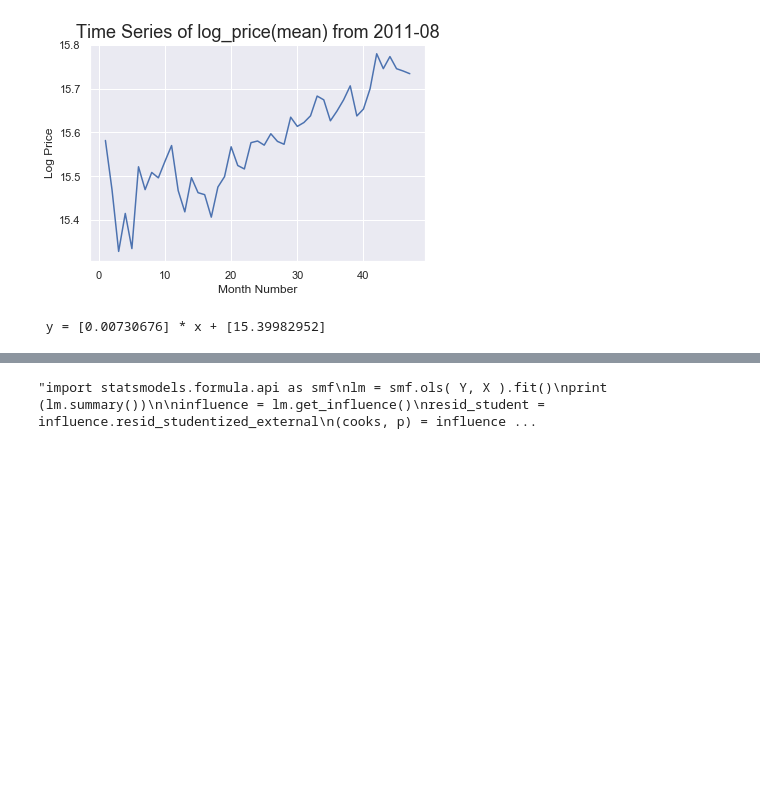
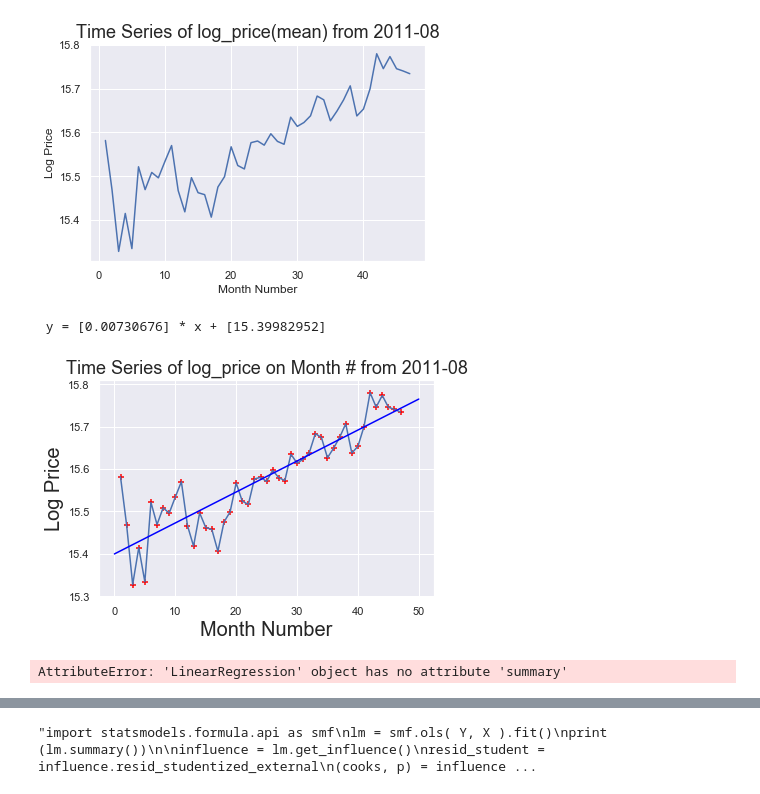
Before and after one commit to quedogf94/Spring2019_Project1, a Jupyter notebook: Goal_1.ipynb, the cells around one changed output, grey strips where cells are left out. Saved outputs shown, nothing was run; the diff lists cells and outputs as text; code cells hidden in the pictures; blank space fills up the shorter version.

```diff
--- a/Goal_1.ipynb
+++ b/Goal_1.ipynb
@@ -234,12 +251,32 @@ plt.show()
 # %%
 from sklearn import linear_model
 # Create linear regression object
-reg = linear_model.LinearRegression()
-#reg.fit(area,price)
-reg.fit(goal_df[['month_num']],goal_df[['log_price']])
+reg = linear_model.LinearRegression(fit_intercept=True)
+reg.fit(goal3_df[['month_num']],goal3_df[['log_price']])
 # check that the coeffients are the expected ones.
 m = reg.coef_[0]
 b = reg.intercept_
 print(' y = {0} * x + {1}'.format(m, b))
 # %% [output]
  y = [0.00730676] * x + [15.39982952]
+# %%
+#Define Linear Space and Predict the y values using the model
+xfit = np.linspace(0, 50, 5000) #5000 Generates the number of samples to make predictions
+yfit = reg.predict(xfit[:, np.newaxis])
+# %%
+#Plot the Data
+%matplotlib inline
+#month_num = goal3_df.loc[:,'month_num']
+ax = sns.lineplot(x="month_num", y="log_price", data=goal3_df) #This line connects the datapoints with a line.
+plt.xlabel('Month Number', fontsize=20)
+plt.ylabel('Log Price', fontsize=20)
+plt.scatter(goal3_df.month_num,goal3_df.log_price,color='red',marker='+')
+plt.plot(xfit, yfit,color='blue');
+plt.title('Time Series of log_price on Month # from 2011-08', fontsize = 18)
+plt.show()
+# %% [output]
+[figure, added]
+# %%
+print(reg.summary())
+# %% [output]
+AttributeError: 'LinearRegression' object has no attribute 'summary'
```
Also changed, not shown: parts of 12 cells of this notebook.
